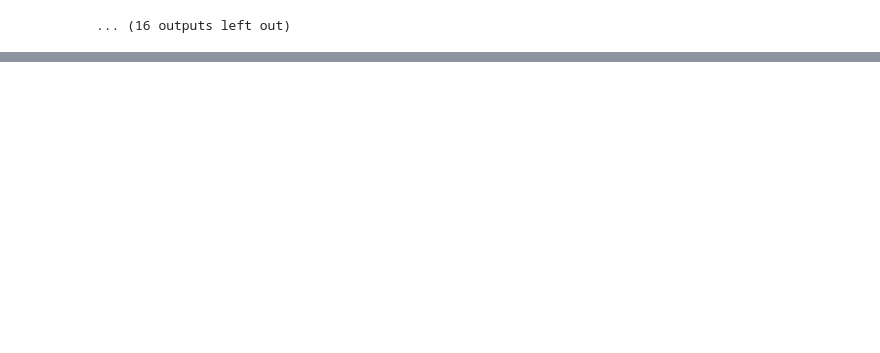
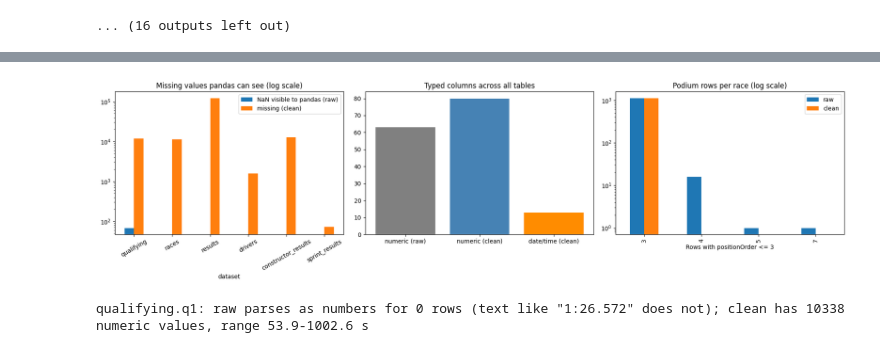
Before and after one commit to EchoKnights/CSEN903-Project, a Jupyter notebook: acl-milestone.ipynb, the cells around one changed output, grey strips where cells are left out. Saved outputs shown, nothing was run; the diff lists cells and outputs as text; code cells hidden in the pictures; blank space fills up the shorter version.

```diff
--- a/acl-milestone.ipynb
+++ b/acl-milestone.ipynb
@@ -375,5 +312,0 @@ max    862.000000
-# %%
-for column in df.columns:
-    if(df[column].dtype == object):
-        df[column] = df[column].str.strip()
-        df[column] = df[column].replace(r'^\s*$', np.nan, regex=True)
@@ -1271,0 +655,10 @@ plt.show()
+# %%
+results_before_dedup = cleaned_tables['results'].copy()
+
+sorted_results = results_before_dedup.sort_values(['raceId', 'driverId', 'positionOrder'])
+rule1_drop = sorted_results[sorted_results.duplicated(['raceId', 'driverId'], keep='first')]
+results_after_rule1 = results_before_dedup.drop(rule1_drop.index)
+
+rule1_years = cleaned_tables['races'].set_index('raceId').loc[rule1_drop['raceId'], 'year']
+print(f'Rule 1 removed {len(rule1_drop)} rows ({rule1_years.min()}-{rule1_years.max()})')
+rule1_drop.head()
@@ -1271,0 +712,45 @@ plt.show()
+# %%
+clean_audit = audit_tables(cleaned_tables)
+
+comparison = pd.DataFrame({
+    'rows (raw)': raw_audit['rows'],
+    'rows (clean)': clean_audit['rows'],
+    'NaN visible to pandas (raw)': raw_audit['missing_values'],
+    'missing (clean)': clean_audit['missing_values'],
+    'sentinels (raw)': raw_audit['sentinel_values'],
+    'sentinels (clean)': clean_audit['sentinel_values'],
+})
+
+fig, axes = plt.subplots(1, 3, figsize=(18, 5))
+focus = ['qualifying', 'races', 'results', 'drivers', 'constructor_results', 'sprint_results']
+comparison.loc[focus, ['NaN visible to pandas (raw)', 'missing (clean)']].plot(kind='bar', ax=axes[0], logy=True)
+axes[0].set_title('Missing values pandas can see (log scale)')
+axes[0].tick_params(axis='x', rotation=30)
+
+numeric_before = sum(pd.api.types.is_numeric_dtype(t[c]) for t in tables.values() for c in t.columns)
+numeric_after = sum(pd.api.types.is_numeric_dtype(t[c]) for t in cleaned_tables.values() for c in t.columns)
+temporal_after = sum(
+    pd.api.types.is_datetime64_any_dtype(t[c]) or pd.api.types.is_timedelta64_dtype(t[c])
+    for t in cleaned_tables.values() for c in t.columns
+)
+axes[1].bar(['numeric (raw)', 'numeric (clean)', 'date/time (clean)'], [numeric_before, numeric_after, temporal_after],
+            color=['grey', 'steelblue', 'darkorange'])
+axes[1].set_title('Typed columns across all tables')
+
+before_counts = podium_rows_per_race(results_before_dedup).value_counts().sort_index()
+after_counts = podium_rows_per_race(cleaned_tables['results']).value_counts().sort_index()
+pd.DataFrame({'raw': before_counts, 'clean': after_counts}).fillna(0).plot(kind='bar', ax=axes[2], logy=True)
+axes[2].set_title('Podium rows per race (log scale)')
+axes[2].set_xlabel('Rows with positionOrder <= 3')
+
+fig.tight_layout()
+plt.show()
+
+q_raw = pd.to_numeric(tables['qualifying']['q1'].replace(r'\N', np.nan), errors='coerce')
+print(f'qualifying.q1: raw parses as numbers for {q_raw.notna().sum()} rows (text like "1:26.572" does not); '
+      f'clean has {cleaned_tables["qualifying"]["q1"].notna().sum()} numeric values, '
+      f'range {cleaned_tables["qualifying"]["q1"].min():.1f}-{cleaned_tables["qualifying"]["q1"].max():.1f} s')
+comparison
+# %% [output]
+[figure, added]
+qualifying.q1: raw parses as numbers for 0 rows (text like "1:26.572" does not); clean has 10338 numeric values, range 53.9-1002.6 s
```
Also changed, not shown: parts of 167 cells of this notebook.
